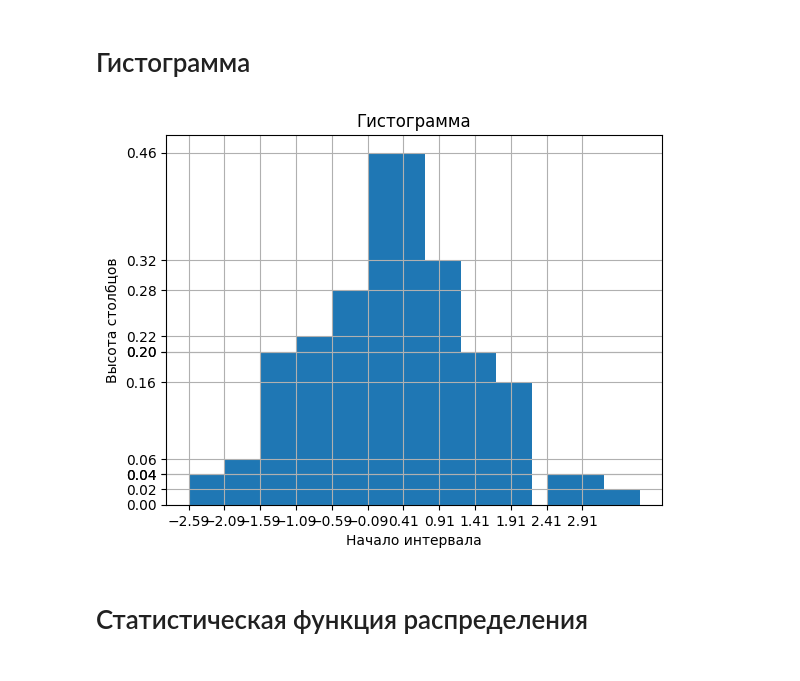
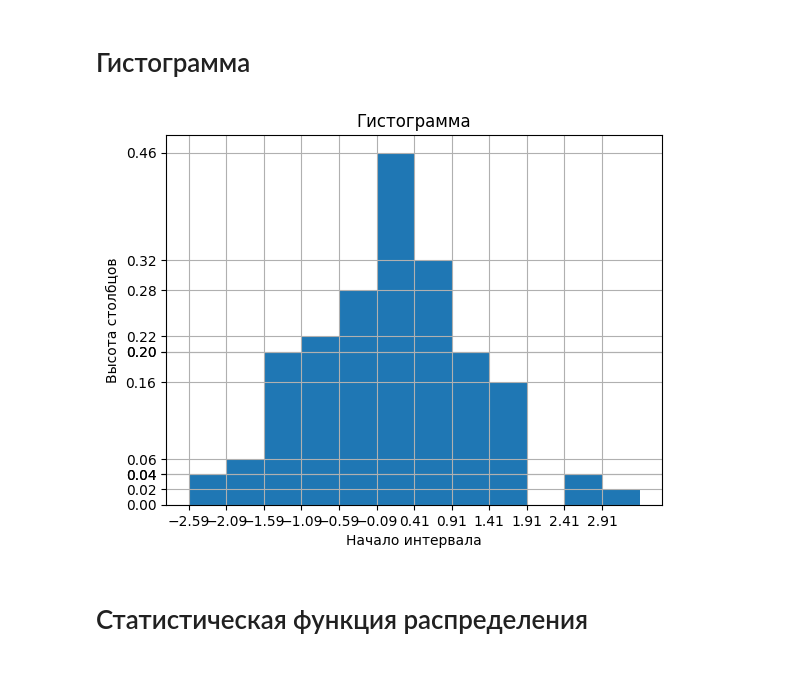
Before and after one commit to Romariok/Mathematical-statistics, a Jupyter notebook: lab1/main.ipynb, the cells around one changed output. Cells and saved outputs as stored; diff of their text form; code cells hidden in the pictures.

```diff
--- a/lab1/main.ipynb
+++ b/lab1/main.ipynb
@@ -93,25 +101,25 @@ data_interval
 # %%
 # Извлечение значений для осей x, y и высоты столбцов
 x = [interval[0] for interval in data_interval]
-y = [interval[1] for interval in data_interval]
+
 heights = [interval[2] for interval in data_interval]
 
 # Построение гистограммы
-plt.bar(x, heights, align='edge')
+plt.bar(x, heights, width=h,align='edge')
 
 plt.grid(True)
 plt.xticks(x)
 plt.yticks(heights)
 
 # Установка подписей осей и заголовка
 plt.xlabel('Начало интервала')
 plt.ylabel('Высота столбцов')
 plt.title('Гистограмма')
 
 # Отображение графика
 plt.show()
 # %% [output]
-[figure, old version]
+[figure, new version]
 # %% [markdown]
 <h1>Статиcтическая функция распределения<h1>
 # %%
```
Also changed, not shown: parts of 1 cell of this notebook.
